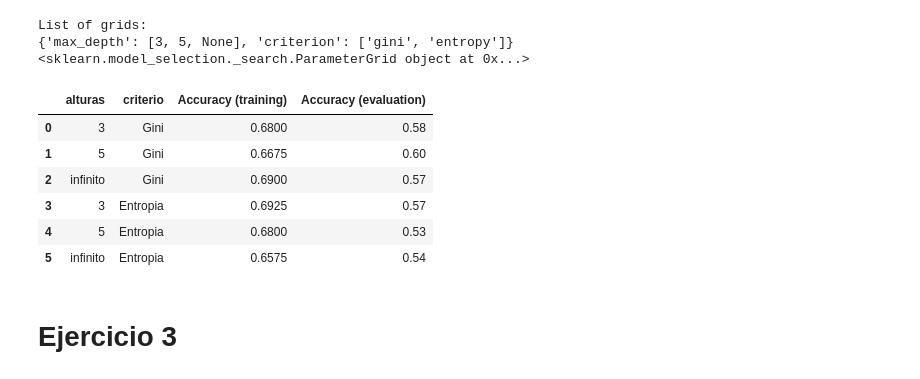
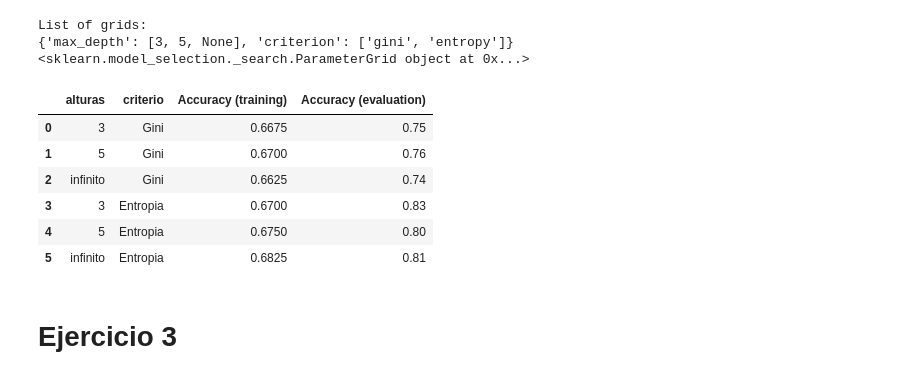
Before and after one commit to AzulBarr/Aprendizaje-Automatico, a Jupyter notebook: tp1.ipynb, the cells around one changed output. Saved outputs shown, nothing was run; the diff lists cells and outputs as text; code cells hidden in the pictures.

```diff
--- a/tp1.ipynb
+++ b/tp1.ipynb
@@ -271,12 +275,23 @@ def tree_predict(ab: DecisionTreeClassifier, X_test: np.ndarray) -> np.ndarray:
 # %%
 from sklearn.model_selection import KFold
+from sklearn.model_selection import cross_val_score
+from sklearn.metrics import roc_auc_score
+from sklearn.metrics import precision_recall_curve
+from sklearn.metrics import auc
+
+#auc para calcular el area bajo la curva
 
 def k_fold_cross_validation(X_tr : np.ndarray, y_tr : np.ndarray, k: int, tree_params = {}) -> float:
+
   kf = KFold(n_splits=k)
   y_pred = np.empty(y_tr.shape)
   y_pred.fill(np.nan)
+  y_pred_proba = np.empty(y_tr.shape)
+  y_pred_proba.fill(np.nan)
 
-  score_por_fold = []
+  score_por_fold_ac = []
+  score_por_fold_rocauc = []
+  score_por_fold_precision_recall = []
 
 
   for train_index, test_index in kf.split(X_tr):
@@ -288,12 +303,25 @@ def k_fold_cross_validation(X_tr : np.ndarray, y_tr : np.ndarray, k: int, tree_p
 
     arbol_k_fold = train_tree(kf_X_train,kf_Y_train,tree_params)
 
-    predicciones = tree_predict(arbol_k_fold,kf_X_test)
+    predicciones = tree_predict_proba(arbol_k_fold,kf_X_test)
 
-    y_pred[test_index] = predicciones
+    y_pred_proba[test_index] = predicciones[:,1] #Me quedo con la columna que me dice que tanta probabilidad de estar en la clase postiva (osea 1) tiene
 
-    score_fold_k = accuracy(y_pred[test_index],kf_Y_test) #aca tendriamos que cambiarlo por la metrica que necesitemos
+    #paso a binaria la clasificacion
+    for i in test_index:
+      if y_pred_proba[i] >= 0.5:
+        y_pred[i] = 1
+      else:
+        y_pred[i] = 0
 
-    score_por_fold.append(score_fold_k)
+    score_fold_k_ac = accuracy(y_pred[test_index],kf_Y_test) #metrica accuracy
+    score_fold_k_rocauc = roc_auc_score(kf_Y_test,y_pred_proba[test_index]) #metrica rocauc
 
-  return score_por_fold
+    precision, recall, thresholds = precision_recall_curve(kf_Y_test, y_pred_proba[test_index]) #me da para cada threshold el precision y recall
+    score_fold_k_aucprc = auc(recall,precision) #metrica aucprc, calcula el area bajo la curva de precision vs recall
+
+    score_por_fold_ac.append(score_fold_k_ac)
+    score_por_fold_rocauc.append(score_fold_k_rocauc)
+    score_por_fold_precision_recall.append(score_fold_k_aucprc)
+
+  return y_pred, y_pred_proba, score_por_fold_ac, score_por_fold_rocauc, score_por_fold_precision_recall
@@ -326,37 +390,37 @@ List of grids:
 # %%
 from sklearn.model_selection import cross_val_score
 from sklearn.tree import DecisionTreeClassifier
 
 modelo_arbol = DecisionTreeClassifier()
 
 accuracy_X_train = []
 accuracy_X_eval = []
 
 for parameters in grid:
   arbol = DecisionTreeClassifier(**parameters)
   arbol.fit(X_train,y_train)
-  cross_training_set = k_fold_cross_validation(X_train,y_train,5,parameters)
-  cross_validation_set = k_fold_cross_validation(X_test,y_test,5,parameters)
-  accuracy_X_train.append(np.mean(cross_training_set))
-  accuracy_X_eval.append(np.mean(cross_validation_set))
+  y_pred, y_pred_proba, score_fold_ac, score_fold_aucroc, score_fold_aucprc = k_fold_cross_validation(X_train,y_train,5,parameters)
+  y_pred_eval, y_pred_proba_eval, score_fold_ac_eval, score_fold_aucroc_eval, score_fold_aucprc_eval = k_fold_cross_validation(X_test,y_test,5,parameters)
+  accuracy_X_train.append(np.mean(score_fold_ac))
+  accuracy_X_eval.append(np.mean(score_fold_ac_eval))
 
 
 alturas = [3,5,"infinito",3,5,"infinito"]
 criterio = ["Gini","Gini","Gini","Entropia","Entropia","Entropia"]
 
 datos = {"alturas" : alturas, "criterio" : criterio,"Accuracy (training)" : accuracy_X_train,"Accuracy (evaluation)" : accuracy_X_eval}
 
 data_frame_k_fold = pd.DataFrame(datos)
 
 data_frame_k_fold
 # %% [output]
 |  | alturas | criterio | Accuracy (training) | Accuracy (evaluation) |
-| 0 | 3 | Gini | 0.6800 | 0.58 |
-| 1 | 5 | Gini | 0.6675 | 0.60 |
-| 2 | infinito | Gini | 0.6900 | 0.57 |
-| 3 | 3 | Entropia | 0.6925 | 0.57 |
-| 4 | 5 | Entropia | 0.6800 | 0.53 |
-| 5 | infinito | Entropia | 0.6575 | 0.54 |
+| 0 | 3 | Gini | 0.6675 | 0.75 |
+| 1 | 5 | Gini | 0.6700 | 0.76 |
+| 2 | infinito | Gini | 0.6625 | 0.74 |
+| 3 | 3 | Entropia | 0.6700 | 0.83 |
+| 4 | 5 | Entropia | 0.6750 | 0.80 |
+| 5 | infinito | Entropia | 0.6825 | 0.81 |
 # %% [markdown]
 # Ejercicio 3
 # %% [markdown]
```
Also changed, not shown: parts of 9 cells of this notebook.
